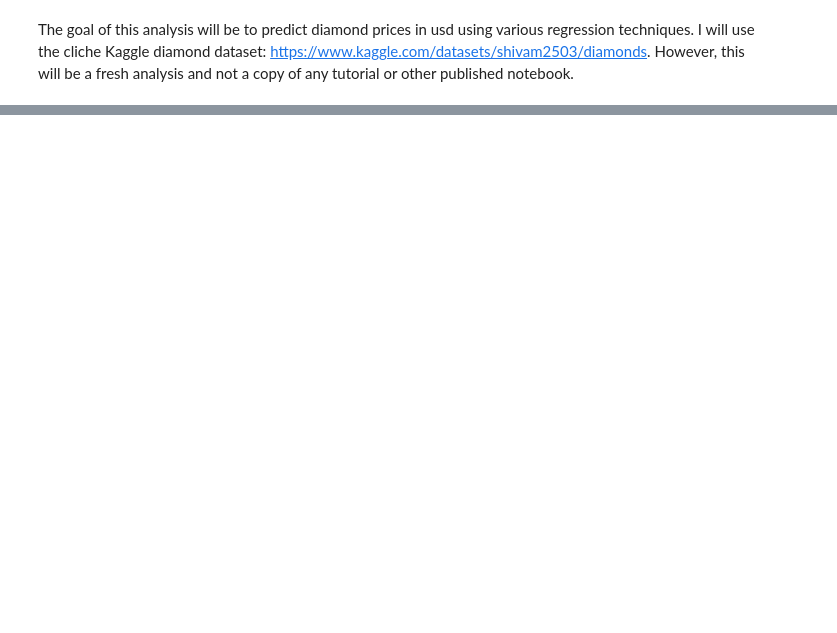
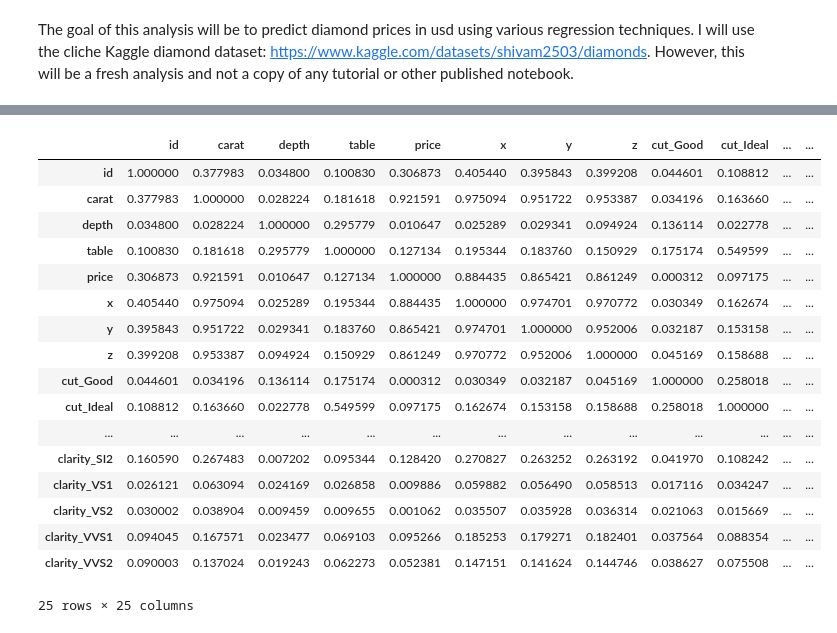
Before and after one commit to ashbyj/applied-modeling-techniques, a Jupyter notebook: multiple-linear-regression/diamondRegression.ipynb, the cells around one changed output, grey strips where cells are left out. Drawn from its saved outputs; the diff is of its cells as text; code cells hidden in the pictures; blank space fills up the shorter version.

```diff
--- a/multiple-linear-regression/diamondRegression.ipynb
+++ b/multiple-linear-regression/diamondRegression.ipynb
@@ -47,0 +79,23 @@ Name: clarity, dtype: int64
+# %%
+# dummies!! drop first to maintain the independence assumption
+df = pd.get_dummies(df, drop_first=True)
+df.corr().abs()
+# %% [output]
+|  | id | carat | depth | table | price | x | y | z | cut_Good | cut_Ideal | ... | ... |
+| id | 1.000000 | 0.377983 | 0.034800 | 0.100830 | 0.306873 | 0.405440 | 0.395843 | 0.399208 | 0.044601 | 0.108812 | ... | ... |
+| carat | 0.377983 | 1.000000 | 0.028224 | 0.181618 | 0.921591 | 0.975094 | 0.951722 | 0.953387 | 0.034196 | 0.163660 | ... | ... |
+| depth | 0.034800 | 0.028224 | 1.000000 | 0.295779 | 0.010647 | 0.025289 | 0.029341 | 0.094924 | 0.136114 | 0.022778 | ... | ... |
+| table | 0.100830 | 0.181618 | 0.295779 | 1.000000 | 0.127134 | 0.195344 | 0.183760 | 0.150929 | 0.175174 | 0.549599 | ... | ... |
+| price | 0.306873 | 0.921591 | 0.010647 | 0.127134 | 1.000000 | 0.884435 | 0.865421 | 0.861249 | 0.000312 | 0.097175 | ... | ... |
+| x | 0.405440 | 0.975094 | 0.025289 | 0.195344 | 0.884435 | 1.000000 | 0.974701 | 0.970772 | 0.030349 | 0.162674 | ... | ... |
+| y | 0.395843 | 0.951722 | 0.029341 | 0.183760 | 0.865421 | 0.974701 | 1.000000 | 0.952006 | 0.032187 | 0.153158 | ... | ... |
+| z | 0.399208 | 0.953387 | 0.094924 | 0.150929 | 0.861249 | 0.970772 | 0.952006 | 1.000000 | 0.045169 | 0.158688 | ... | ... |
+| cut_Good | 0.044601 | 0.034196 | 0.136114 | 0.175174 | 0.000312 | 0.030349 | 0.032187 | 0.045169 | 1.000000 | 0.258018 | ... | ... |
+| cut_Ideal | 0.108812 | 0.163660 | 0.022778 | 0.549599 | 0.097175 | 0.162674 | 0.153158 | 0.158688 | 0.258018 | 1.000000 | ... | ... |
+| ... | ... | ... | ... | ... | ... | ... | ... | ... | ... | ... | ... | ... |
+| clarity_SI2 | 0.160590 | 0.267483 | 0.007202 | 0.095344 | 0.128420 | 0.270827 | 0.263252 | 0.263192 | 0.041970 | 0.108242 | ... | ... |
+| clarity_VS1 | 0.026121 | 0.063094 | 0.024169 | 0.026858 | 0.009886 | 0.059882 | 0.056490 | 0.058513 | 0.017116 | 0.034247 | ... | ... |
+| clarity_VS2 | 0.030002 | 0.038904 | 0.009459 | 0.009655 | 0.001062 | 0.035507 | 0.035928 | 0.036314 | 0.021063 | 0.015669 | ... | ... |
+| clarity_VVS1 | 0.094045 | 0.167571 | 0.023477 | 0.069103 | 0.095266 | 0.185253 | 0.179271 | 0.182401 | 0.037564 | 0.088354 | ... | ... |
+| clarity_VVS2 | 0.090003 | 0.137024 | 0.019243 | 0.062273 | 0.052381 | 0.147151 | 0.141624 | 0.144746 | 0.038627 | 0.075508 | ... | ... |
+25 rows × 25 columns
```
Also changed, not shown: parts of 16 cells of this notebook.
